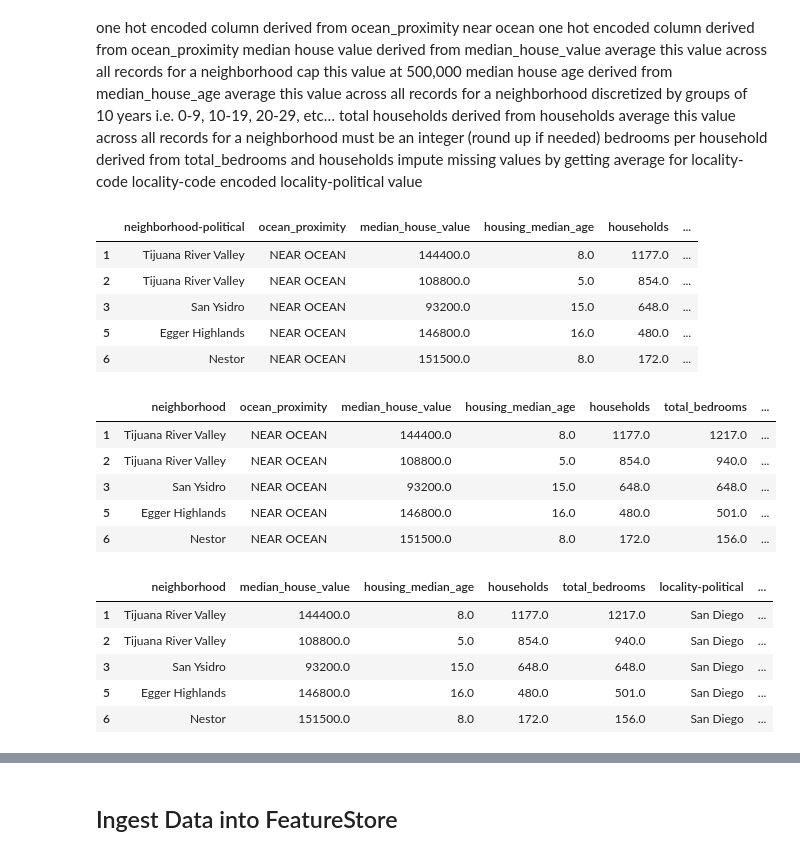
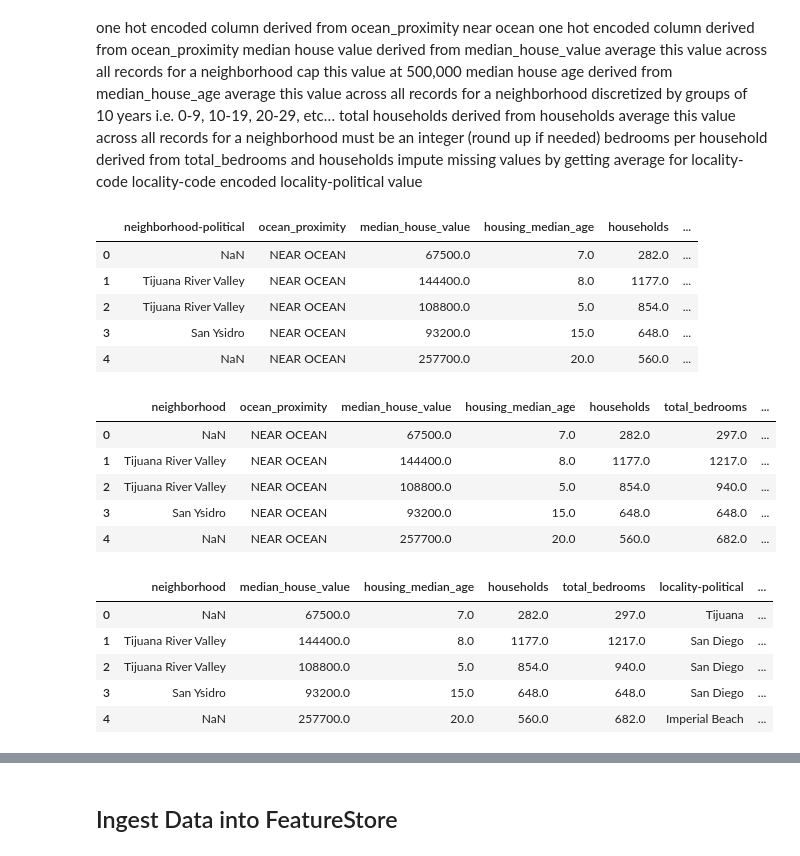
Before and after one commit to snagalingam/aai-540-hw, a Jupyter notebook: homework-3-1/homework-3-1.ipynb, the cells around one changed output, grey strips where cells are left out. Saved outputs shown, nothing was run; the diff lists cells and outputs as text; code cells hidden in the pictures.

```diff
--- a/homework-3-1/homework-3-1.ipynb
+++ b/homework-3-1/homework-3-1.ipynb
@@ -151,20 +153,17 @@ neighborhood = df[['neighborhood-political',
                    'total_bedrooms',
                    'locality-political']]
 
-# drop rows where 'neighborhood-political' is NaN
-neighborhood = neighborhood.dropna(subset=['neighborhood-political'])
-
 # drop duplicates to keep only distinct values
 neighborhood = neighborhood.drop_duplicates()
 
 neighborhood.head()
 # %% [output]
 |  | neighborhood-political | ocean_proximity | median_house_value | housing_median_age | households | ... |
+| 0 | NaN | NEAR OCEAN | 67500.0 | 7.0 | 282.0 | ... |
 | 1 | Tijuana River Valley | NEAR OCEAN | 144400.0 | 8.0 | 1177.0 | ... |
 | 2 | Tijuana River Valley | NEAR OCEAN | 108800.0 | 5.0 | 854.0 | ... |
 | 3 | San Ysidro | NEAR OCEAN | 93200.0 | 15.0 | 648.0 | ... |
-| 5 | Egger Highlands | NEAR OCEAN | 146800.0 | 16.0 | 480.0 | ... |
-| 6 | Nestor | NEAR OCEAN | 151500.0 | 8.0 | 172.0 | ... |
+| 4 | NaN | NEAR OCEAN | 257700.0 | 20.0 | 560.0 | ... |
 # %%
 # rename neighborhood-political column
 neighborhood.rename(columns={'neighborhood-political': 'neighborhood'}, inplace=True)
@@ -174,28 +173,28 @@ neighborhood['event_time'] = pd.Timestamp.now()
 neighborhood.head()
 # %% [output]
 |  | neighborhood | ocean_proximity | median_house_value | housing_median_age | households | total_bedrooms | ... |
+| 0 | NaN | NEAR OCEAN | 67500.0 | 7.0 | 282.0 | 297.0 | ... |
 | 1 | Tijuana River Valley | NEAR OCEAN | 144400.0 | 8.0 | 1177.0 | 1217.0 | ... |
 | 2 | Tijuana River Valley | NEAR OCEAN | 108800.0 | 5.0 | 854.0 | 940.0 | ... |
 | 3 | San Ysidro | NEAR OCEAN | 93200.0 | 15.0 | 648.0 | 648.0 | ... |
-| 5 | Egger Highlands | NEAR OCEAN | 146800.0 | 16.0 | 480.0 | 501.0 | ... |
-| 6 | Nestor | NEAR OCEAN | 151500.0 | 8.0 | 172.0 | 156.0 | ... |
+| 4 | NaN | NEAR OCEAN | 257700.0 | 20.0 | 560.0 | 682.0 | ... |
 # %%
 # one-hot encode 'ocean_proximity' column
 neighborhood = pd.get_dummies(neighborhood, columns=['ocean_proximity'])
 
 # rename columns
 neighborhood.rename(columns={'ocean_proximity_<1H OCEAN': '1h_ocean'}, inplace=True)
-neighborhood.rename(columns={'ocean_proximity_INLAND': 'island'}, inplace=True)
+neighborhood.rename(columns={'ocean_proximity_INLAND': 'inland'}, inplace=True)
 neighborhood.rename(columns={'ocean_proximity_ISLAND': 'island'}, inplace=True)
 neighborhood.rename(columns={'ocean_proximity_NEAR BAY': 'near_bay'}, inplace=True)
 neighborhood.rename(columns={'ocean_proximity_NEAR OCEAN': 'near_ocean'}, inplace=True)
 
 neighborhood.head()
 # %% [output]
 |  | neighborhood | median_house_value | housing_median_age | households | total_bedrooms | locality-political | ... |
+| 0 | NaN | 67500.0 | 7.0 | 282.0 | 297.0 | Tijuana | ... |
 | 1 | Tijuana River Valley | 144400.0 | 8.0 | 1177.0 | 1217.0 | San Diego | ... |
 | 2 | Tijuana River Valley | 108800.0 | 5.0 | 854.0 | 940.0 | San Diego | ... |
 | 3 | San Ysidro | 93200.0 | 15.0 | 648.0 | 648.0 | San Diego | ... |
-| 5 | Egger Highlands | 146800.0 | 16.0 | 480.0 | 501.0 | San Diego | ... |
-| 6 | Nestor | 151500.0 | 8.0 | 172.0 | 156.0 | San Diego | ... |
+| 4 | NaN | 257700.0 | 20.0 | 560.0 | 682.0 | Imperial Beach | ... |
 # %%
```
Also changed, not shown: parts of 20 cells of this notebook, 2 other files.
